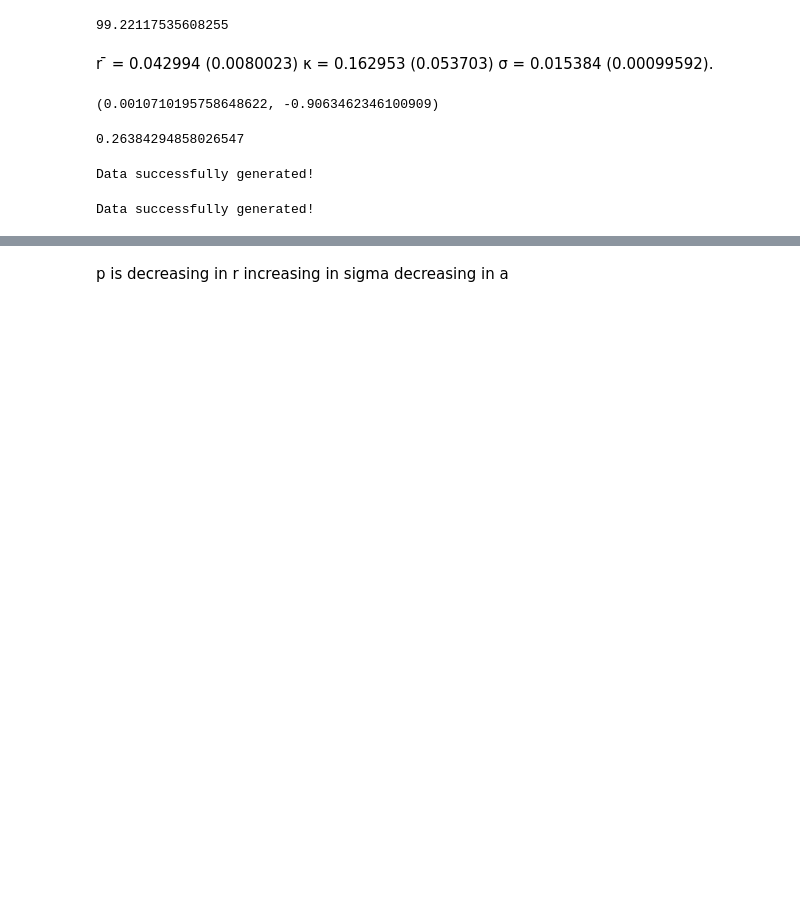
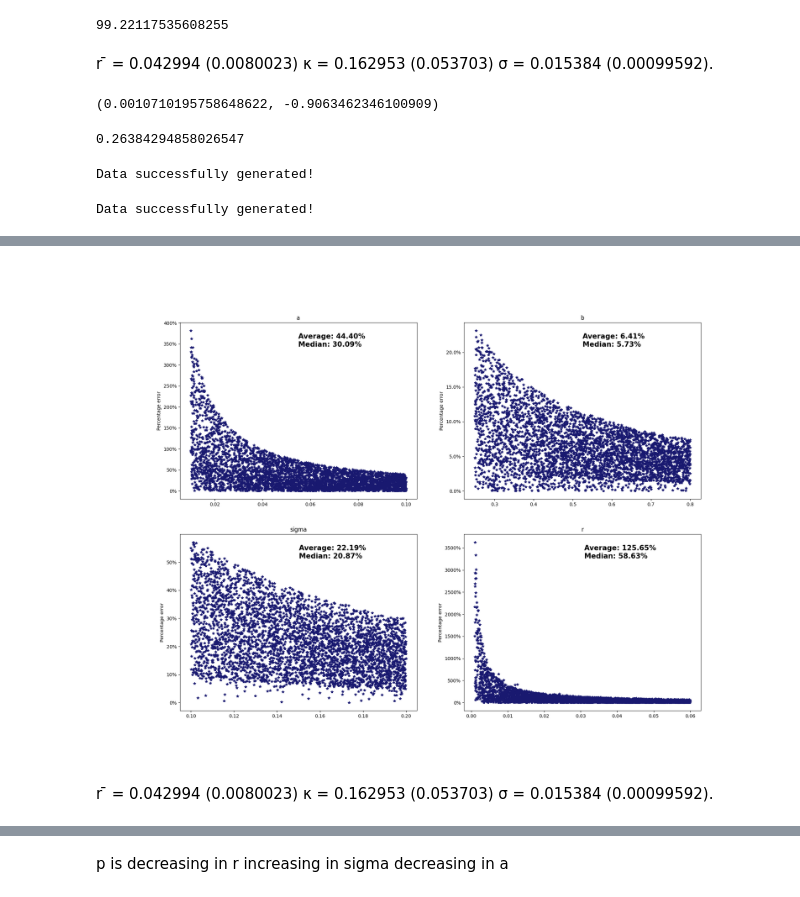
Before and after one commit to samaypanwar/FYP-Code, a Jupyter notebook: notebooks/test.ipynb, the cells around one changed output, grey strips where cells are left out. Saved outputs shown, nothing was run; the diff lists cells and outputs as text; code cells hidden in the pictures; blank space fills up the shorter version.

```diff
--- a/notebooks/test.ipynb
+++ b/notebooks/test.ipynb
@@ -224,0 +301,2 @@ _________________________________________________________________
+# %%
+params_range_train, params_range_test, price_train, price_test = load_data()
@@ -224,0 +323,4 @@ _________________________________________________________________
+# %%
+calibrate(model = model, prices = price_test, parameters = params_range_test, plot = True, epochs = 10)
+# %% [output]
+[figure, added]
@@ -224,0 +337,3 @@ _________________________________________________________________
+# %% [markdown]
+r ̄ = 0.042994 (0.0080023) κ = 0.162953 (0.053703)
+σ = 0.015384 (0.00099592).
```
Also changed, not shown: parts of 102 cells of this notebook, 15 other files.
